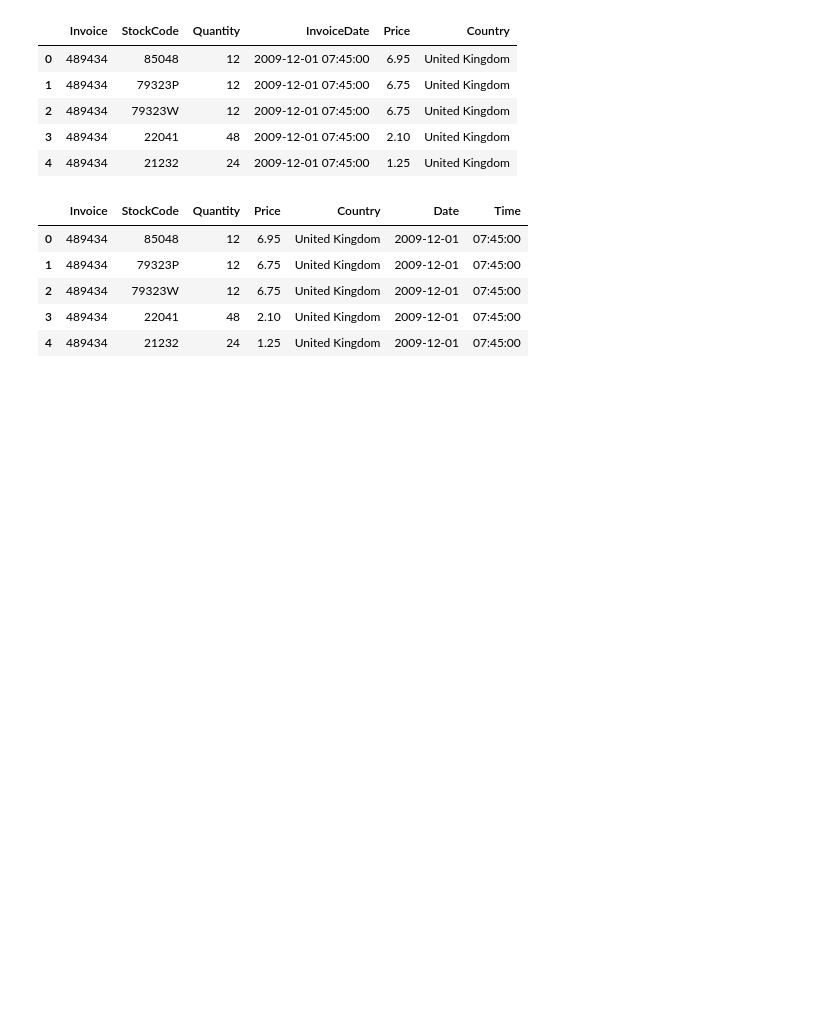
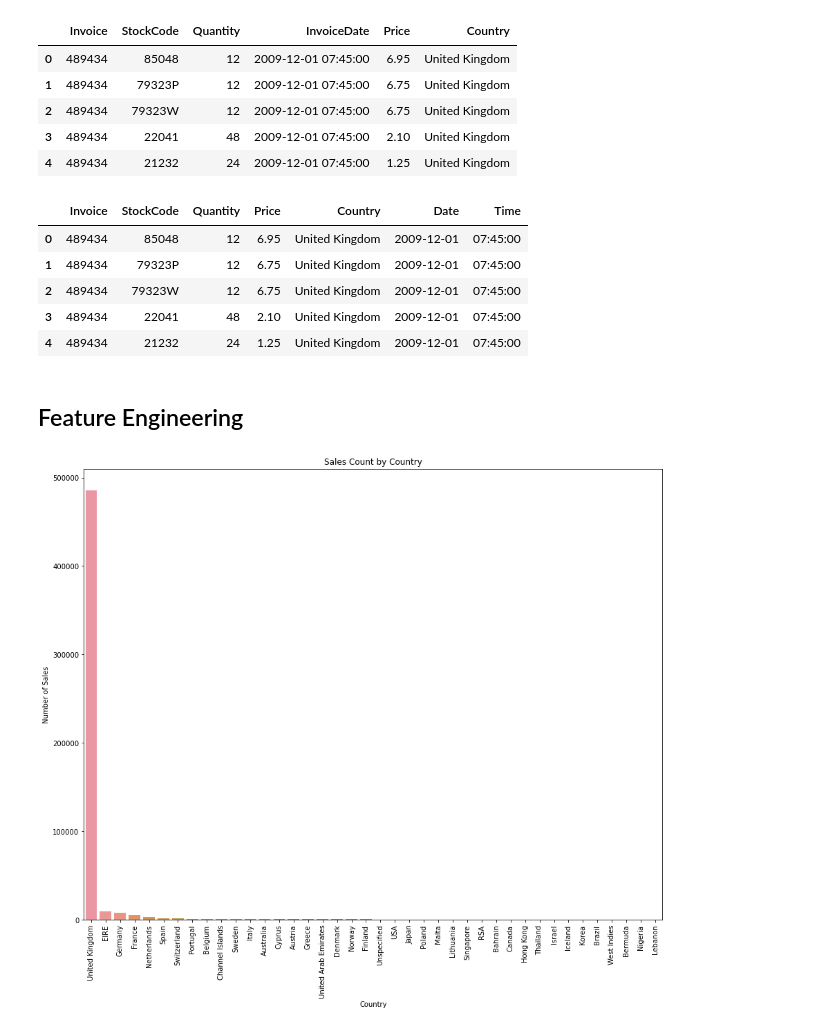
Before and after one commit to Kummarirakesh/DS-Final-Project, a Jupyter notebook: Coding.ipynb, the cells around one changed output. Drawn from its saved outputs; the diff is of its cells as text; code cells hidden in the pictures; blank space fills up the shorter version.

```diff
--- a/Coding.ipynb
+++ b/Coding.ipynb
@@ -58,3 +58,5 @@ df.head()
 | 2 | 489434 | 79323W | 12 | 6.75 | United Kingdom | 2009-12-01 | 07:45:00 |
 | 3 | 489434 | 22041 | 48 | 2.10 | United Kingdom | 2009-12-01 | 07:45:00 |
 | 4 | 489434 | 21232 | 24 | 1.25 | United Kingdom | 2009-12-01 | 07:45:00 |
+# %% [markdown]
+## Feature Engineering
@@ -60,0 +66,10 @@ df.head()
+# %%
+plt.figure(figsize=(15, 12))
+sns.countplot(data=df, x='Country', order=df['Country'].value_counts().index)
+plt.xticks(rotation=90)
+plt.xlabel('Country')
+plt.ylabel('Number of Sales')
+plt.title('Sales Count by Country')
+plt.show()
+# %% [output]
+[figure, added]
```
Also changed, not shown: parts of 1 cell of this notebook.
